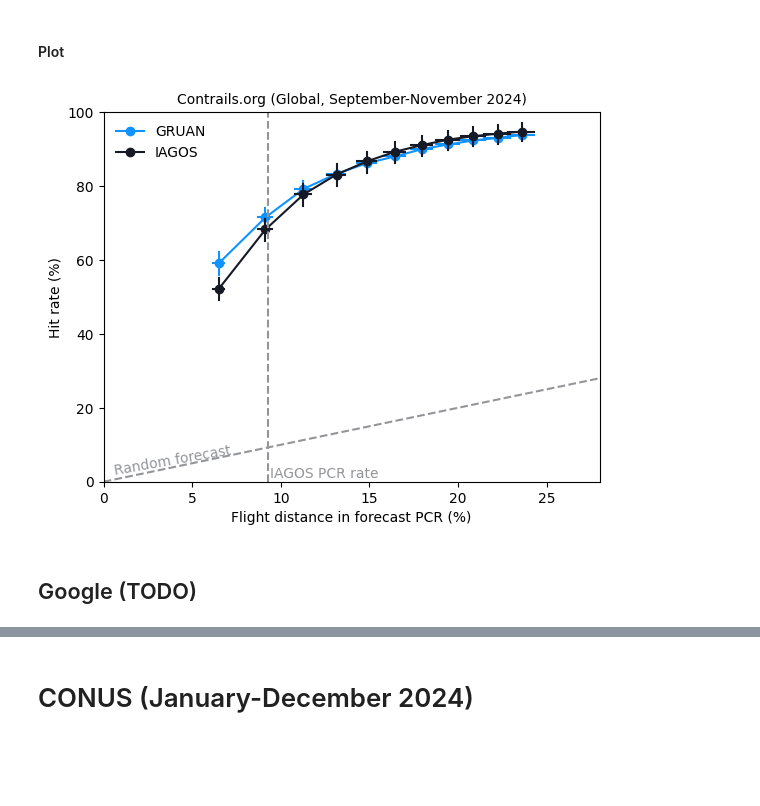
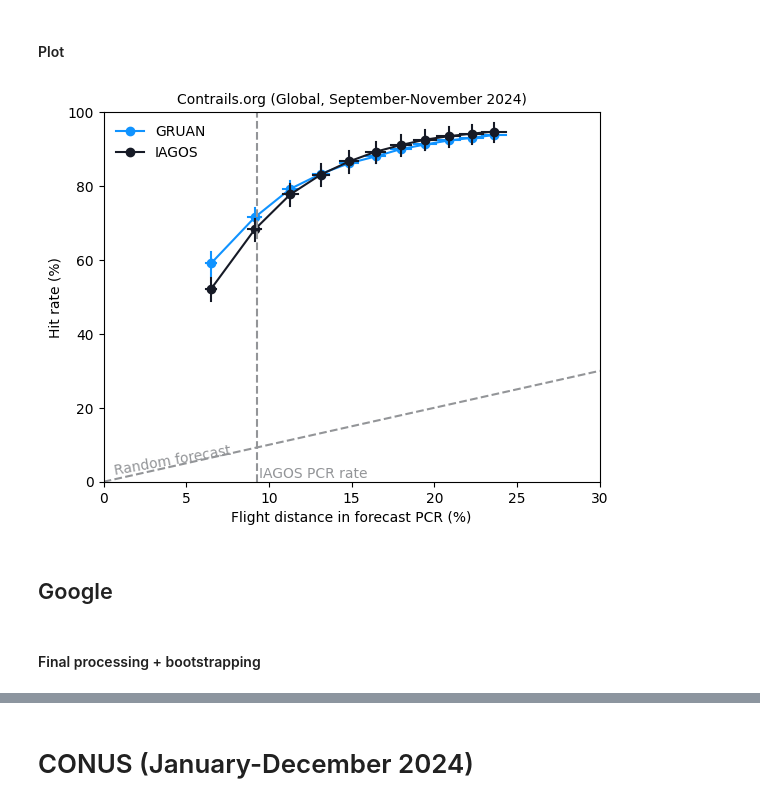
Before and after one commit to contrailcirrus/contrail-bench, a Jupyter notebook: reports/2026Q1/analysis.ipynb, the cells around one changed output, grey strips where cells are left out. Drawn from its saved outputs; the diff is of its cells as text; code cells hidden in the pictures; blank space fills up the shorter version.

```diff
--- a/reports/2026Q1/analysis.ipynb
+++ b/reports/2026Q1/analysis.ipynb
@@ -417,34 +1058,62 @@ df_ci.to_parquet("gs://contrails-301217-contrail-bench/2026Q1/benchmarks/global-
 # %% [markdown]
 #### Plot
 # %%
-df = pd.read_parquet("gs://contrails-301217-contrail-bench/2026Q1/benchmarks/global-autumn-contrails-org.pq")
-df_ci = pd.read_parquet("gs://contrails-301217-contrail-bench/2026Q1/benchmarks/global-autumn-contrails-org-ci.pq")
+df = pd.read_parquet(
+    "gs://contrailbench-public-data/2026Q1/benchmarks/global-autumn-contrails-org.pq"
+)
+df_ci = pd.read_parquet(
+    "gs://contrailbench-public-data/2026Q1/benchmarks/global-autumn-contrails-org-ci.pq"
+)
 iagos_daily = pd.read_parquet("data/iagos-statistics/daily.pq")
 iagos_daily = iagos_daily.loc[iagos_daily.index.month.isin([9, 10, 11])]
 iagos_pcr_rate = iagos_daily["pcr_flight_m"].sum() / iagos_daily["total_flight_m"].sum()
 # %%
 plt.plot(100 * df["penalty"], 100 * df["gruan_hit_rate"], "-o", color=tropo_blue, label="GRUAN")
-plt.plot(100 * df_ci[["penalty_lo", "penalty_hi"]].T, 100 * df[["gruan_hit_rate", "gruan_hit_rate"]].T, "-", color=tropo_blue)
-plt.plot(100 * df[["penalty", "penalty"]].T, 100 * df_ci[["gruan_hit_rate_lo", "gruan_hit_rate_hi"]].T, "-", color=tropo_blue)
+plt.plot(
+    100 * df_ci[["penalty_lo", "penalty_hi"]].T,
+    100 * df[["gruan_hit_rate", "gruan_hit_rate"]].T,
+    "-",
+    color=tropo_blue,
+)
+plt.plot(
+    100 * df[["penalty", "penalty"]].T,
+    100 * df_ci[["gruan_hit_rate_lo", "gruan_hit_rate_hi"]].T,
+    "-",
+    color=tropo_blue,
+)
 
 plt.plot(100 * df["penalty"], 100 * df["iagos_hit_rate"], "o-", color=exo_black, label="IAGOS")
-plt.plot(100 * df_ci[["penalty_lo", "penalty_hi"]].T, 100 * df[["iagos_hit_rate", "iagos_hit_rate"]].T, "-", color=exo_black)
-plt.plot(100 * df[["penalty", "penalty"]].T, 100 * df_ci[["iagos_hit_rate_lo", "iagos_hit_rate_hi"]].T, "-", color=exo_black)
+plt.plot(
+    100 * df_ci[["penalty_lo", "penalty_hi"]].T,
+    100 * df[["iagos_hit_rate", "iagos_hit_rate"]].T,
+    "-",
+    color=exo_black,
+)
+plt.plot(
+    100 * df[["penalty", "penalty"]].T,
+    100 * df_ci[["iagos_hit_rate_lo", "iagos_hit_rate_hi"]].T,
+    "-",
+    color=exo_black,
+)
 
 plt.xlabel("Flight distance in forecast PCR (%)")
 plt.ylabel("Hit rate (%)")
-plt.xlim([0, 28])
+plt.xlim([0, 30])
 plt.ylim([0, 100])
 plt.gca().axline([0, 0], [100, 100], ls="--", color=gray50)
 plt.gca().axvline(x=100 * iagos_pcr_rate, ls="--", color=gray50)
-plt.annotate("Random forecast", xy=(0.02, 0.02), xycoords="axes fraction", color=gray50, rotation=10)
+plt.annotate(
+    "Random forecast", xy=(0.02, 0.02), xycoords="axes fraction", color=gray50, rotation=10
+)
 plt.annotate("IAGOS PCR rate", xy=(100 * iagos_pcr_rate + 0.1, 1), color=gray50)
 plt.legend(loc="upper left", frameon=False)
 plt.title("Contrails.org (Global, September-November 2024)", fontsize=10)
 
 plt.savefig("figures/global-autumn-contrails-org.pdf", bbox_inches="tight")
 plt.savefig("figures/global-autumn-contrails-org.png", dpi=300, bbox_inches="tight");
 # %% [output]
-[figure, old version]
+[figure, new version]
 # %% [markdown]
-## Google (TODO)
+## Google
+# %% [markdown]
+#### Final processing + bootstrapping
```
Also changed, not shown: parts of 112 cells of this notebook, 15 other files.
